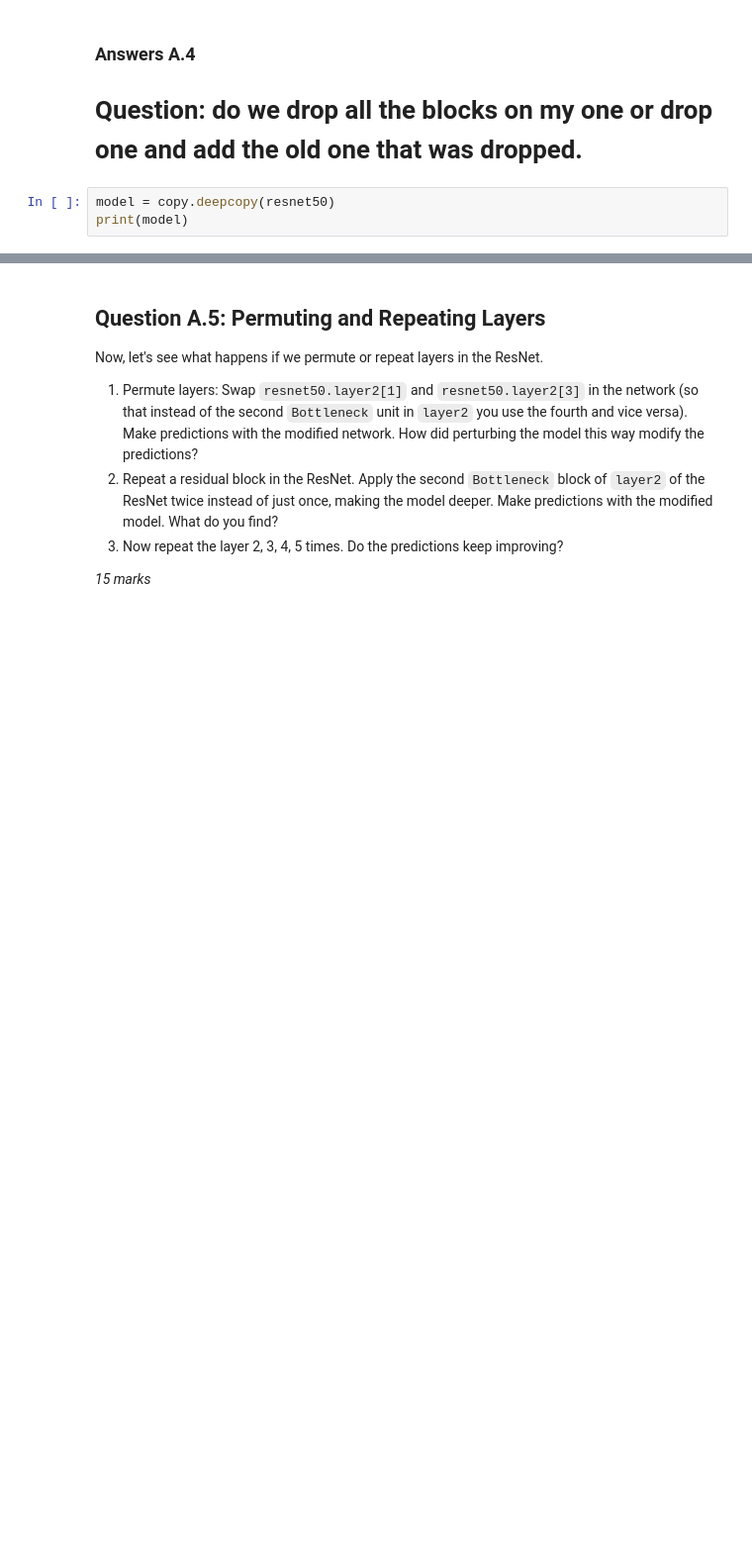
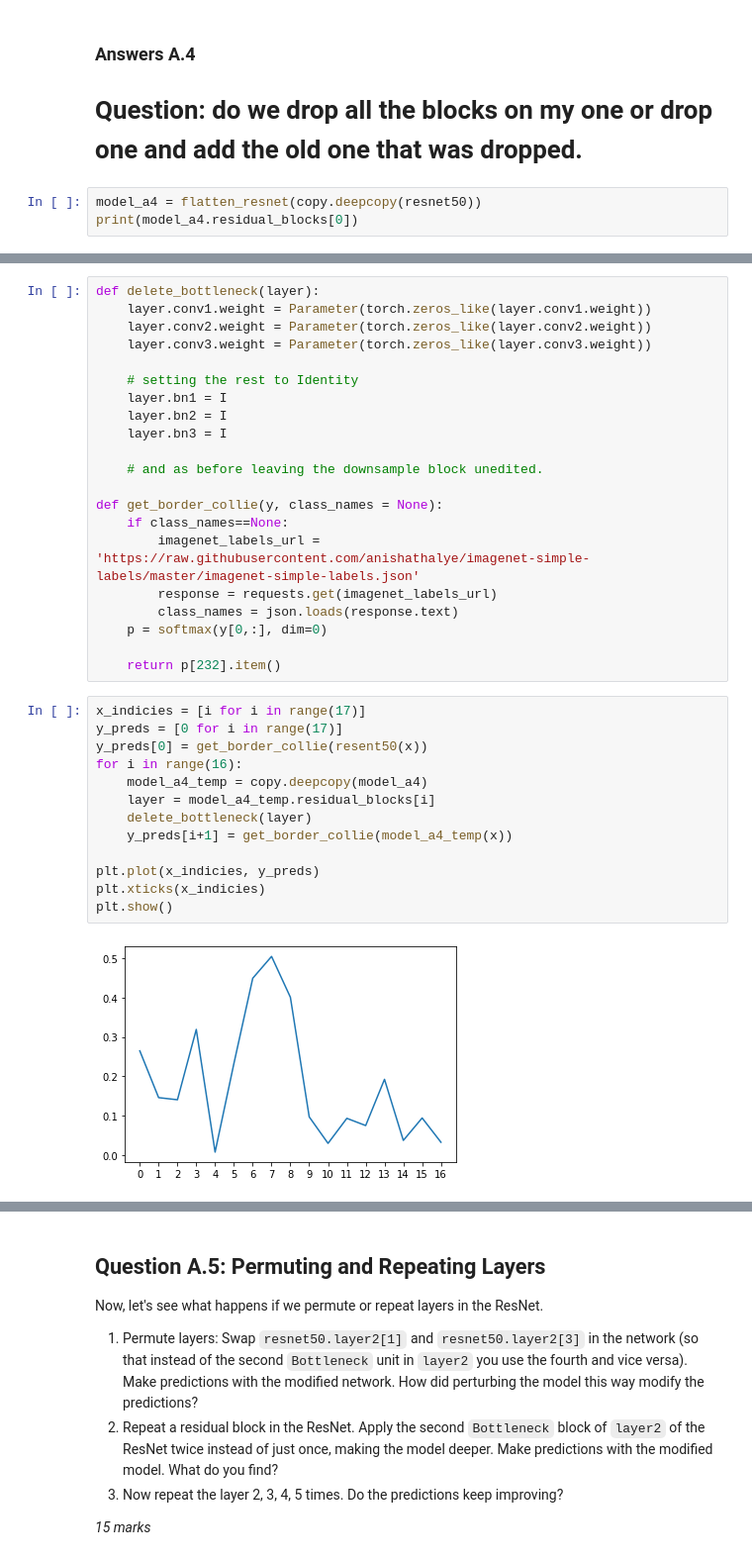
Before and after one commit to DasAnish/DNN_assignments, a Jupyter notebook: 2333C_DeepNN_Assign_2.ipynb, the cells around one changed output, grey strips where cells are left out. Shown at 99% size. Drawn from its saved outputs; the diff is of its cells as text; blank space fills up the shorter version.

```diff
--- a/2333C_DeepNN_Assign_2.ipynb
+++ b/2333C_DeepNN_Assign_2.ipynb
@@ -669,6 +669,6 @@ Drop each of the 16 `Bottleneck` blocks from the ResNet50 (one at a time, not al
 
 # Question: do we drop all the blocks on my one or drop one and add the old one that was dropped.
 # %%
-model = copy.deepcopy(resnet50)
-print(model)
+model_a4 = flatten_resnet(copy.deepcopy(resnet50))
+print(model_a4.residual_blocks[0])
 # %% [output]
@@ -691 +687,37 @@ ResNet(
 )
+# %%
+def delete_bottleneck(layer):
+    layer.conv1.weight = Parameter(torch.zeros_like(layer.conv1.weight))
+    layer.conv2.weight = Parameter(torch.zeros_like(layer.conv2.weight))
+    layer.conv3.weight = Parameter(torch.zeros_like(layer.conv3.weight))
+
+    # setting the rest to Identity
+    layer.bn1 = I
+    layer.bn2 = I
+    layer.bn3 = I
+
+    # and as before leaving the downsample block unedited.
+
+def get_border_collie(y, class_names = None):
+    if class_names==None:
+        imagenet_labels_url = 'https://raw.githubusercontent.com/anishathalye/imagenet-simple-labels/master/imagenet-simple-labels.json'
+        response = requests.get(imagenet_labels_url)
+        class_names = json.loads(response.text)
+    p = softmax(y[0,:], dim=0)
+
+    return p[232].item()
+# %%
+x_indicies = [i for i in range(17)]
+y_preds = [0 for i in range(17)]
+y_preds[0] = get_border_collie(resent50(x))
+for i in range(16):
+    model_a4_temp = copy.deepcopy(model_a4)
+    layer = model_a4_temp.residual_blocks[i]
+    delete_bottleneck(layer)
+    y_preds[i+1] = get_border_collie(model_a4_temp(x))
+
+plt.plot(x_indicies, y_preds)
+plt.xticks(x_indicies)
+plt.show()
+# %% [output]
+[figure, added]
```
Also changed, not shown: parts of 8 cells of this notebook.
